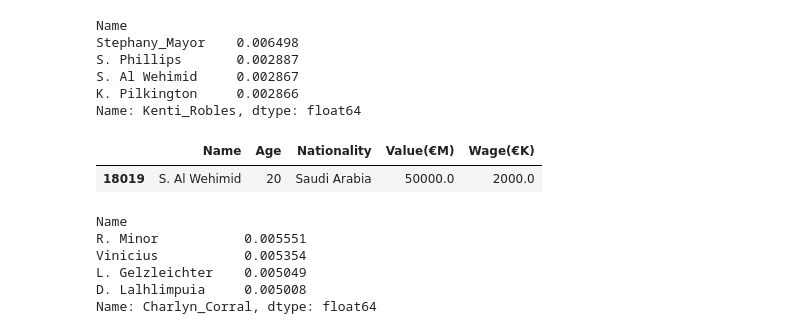
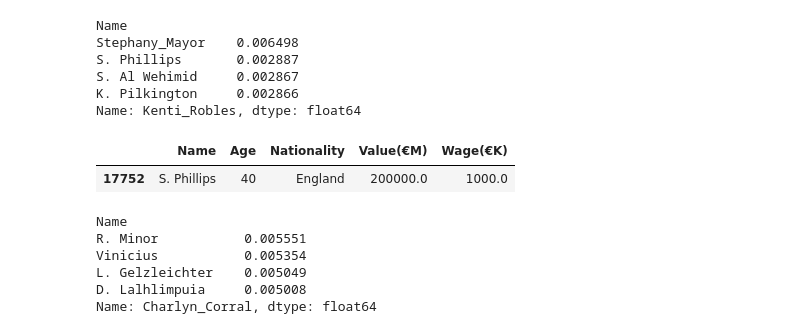
Before and after one commit to JMCass/datamex1019, a Jupyter notebook: final-project/recommended.ipynb, the cells around one changed output. Cells and saved outputs as stored; diff of their text form; code cells hidden in the pictures.

```diff
--- a/final-project/recommended.ipynb
+++ b/final-project/recommended.ipynb
@@ -253,10 +253,10 @@ S. Al Wehimid     0.002867
 K. Pilkington     0.002866
 Name: Kenti_Robles, dtype: float64
 # %%
-df_names.loc[df_names['Name']=='S. Al Wehimid']
+df_names.loc[df_names['Name']=='S. Phillips']
 # %% [output]
 |  | Name | Age | Nationality | Value(€M) | Wage(€K) |
-| 18019 | S. Al Wehimid | 20 | Saudi Arabia | 50000.0 | 2000.0 |
+| 17752 | S. Phillips | 40 | England | 200000.0 | 1000.0 |
 # %%
 similarity['Charlyn_Corral'].sort_values(ascending=False)[1:5]
 # %% [output]
```
Also changed, not shown: parts of 1 cell of this notebook, 19 other files.
